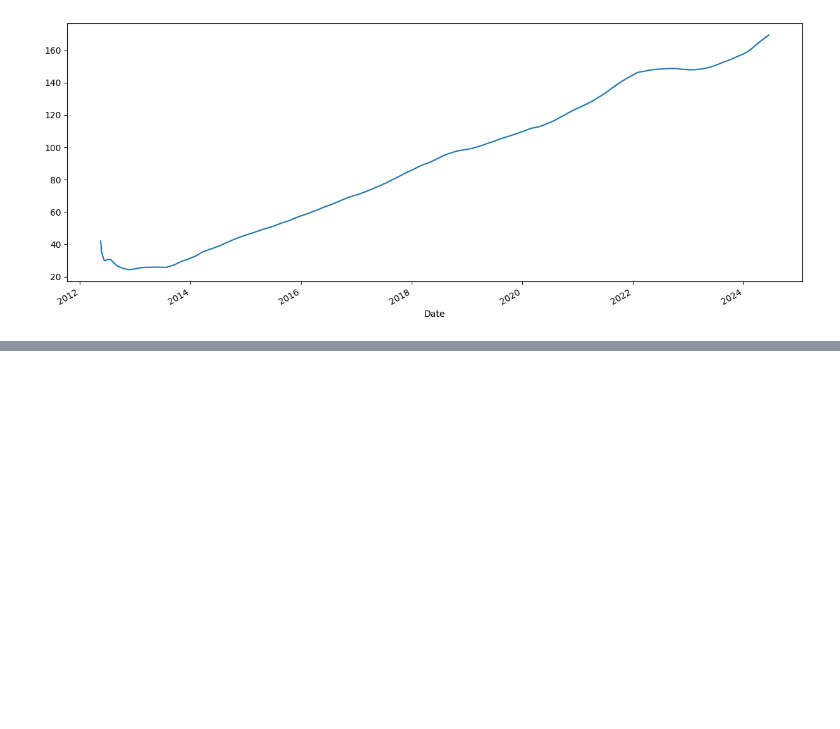
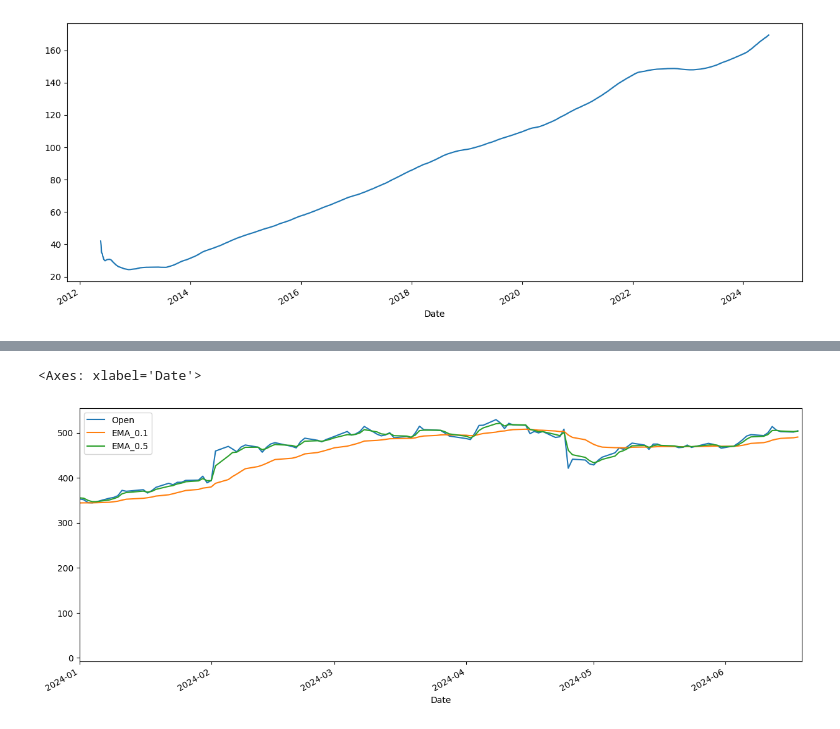
Before and after one commit to Madushani-Weerasekara/TimeSeriesData-Analysis, a Jupyter notebook: TimeSeriesDataAnalysis1.ipynb, the cells around one changed output, grey strips where cells are left out. Cells and saved outputs as stored; diff of their text form; code cells hidden in the pictures; blank space fills up the shorter version.

```diff
--- a/TimeSeriesDataAnalysis1.ipynb
+++ b/TimeSeriesDataAnalysis1.ipynb
@@ -80,0 +93,7 @@ df_fb['Open'].expanding().mean().plot(figsize=(15,6))
+# %%
+df_fb['EMA_0.5'] = df_fb['Open'].ewm(alpha=0.5, adjust=False).mean()
+# %%
+df_fb[['Open', 'EMA_0.1', 'EMA_0.5']].plot(xlim=['2024-01-01', '2024-06-19'],figsize=(15,6))
+# %% [output]
+<Axes: xlabel='Date'>
+[figure, added]
```
Also changed, not shown: parts of 3 cells of this notebook.
